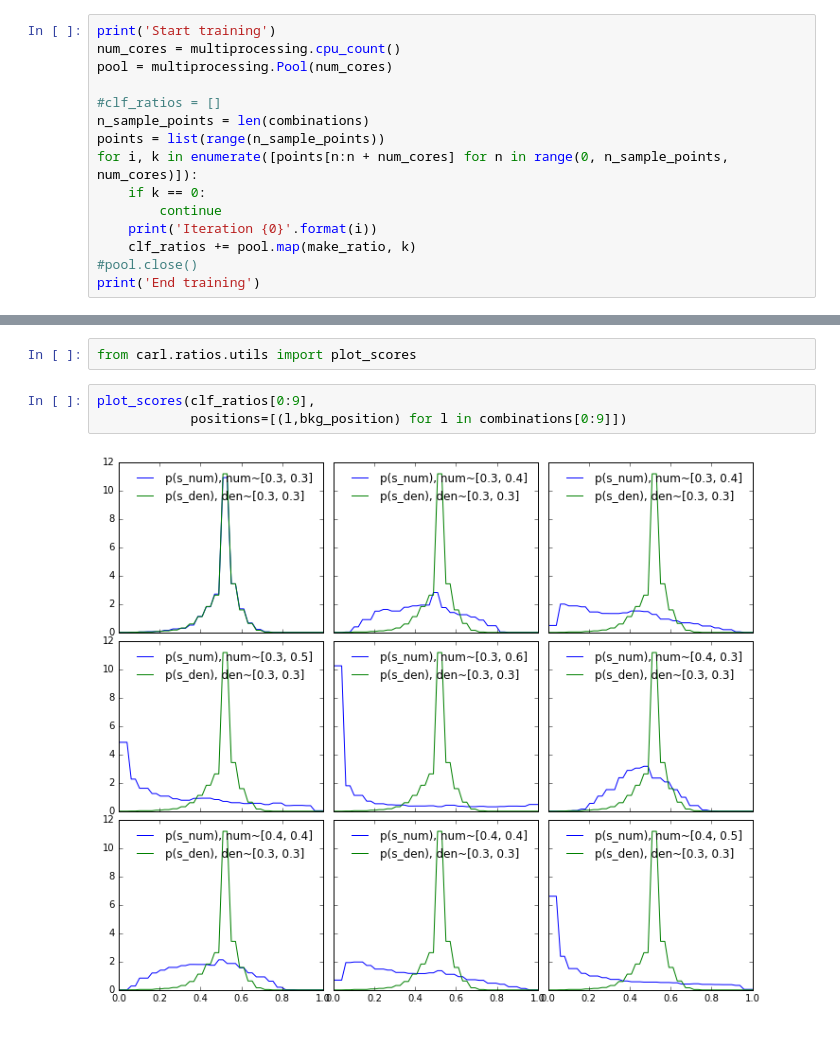
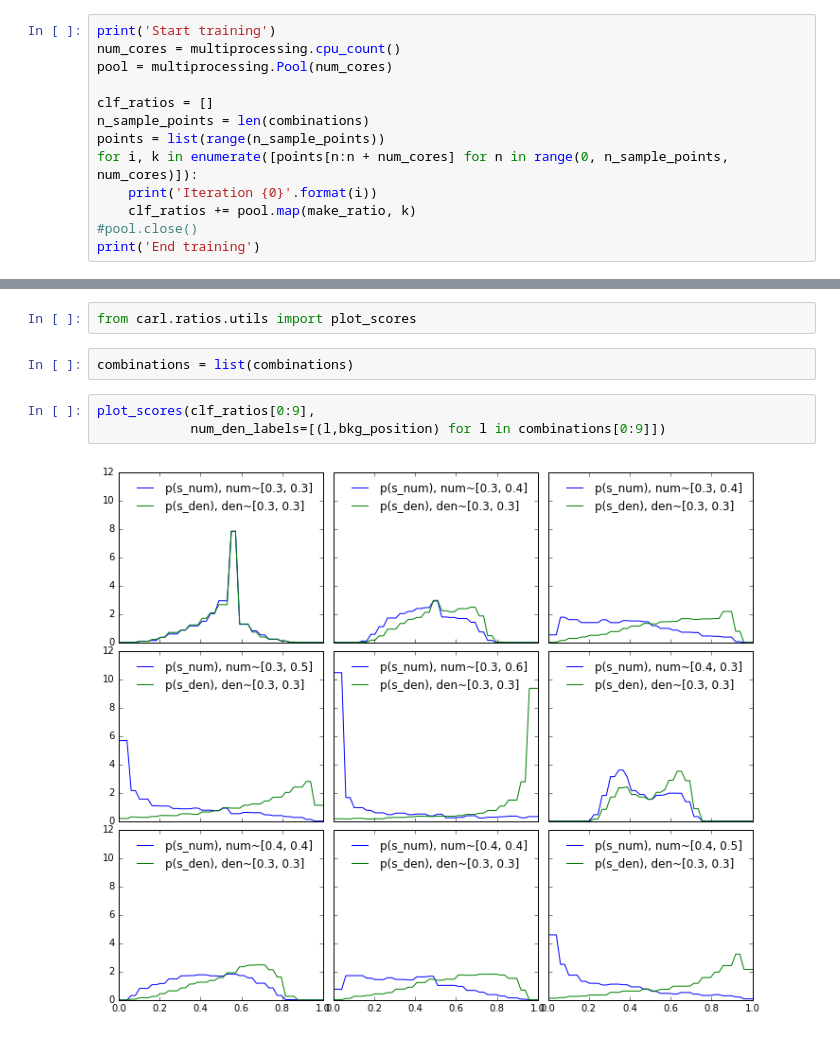
Before and after one commit to emaballarin/carl, a Jupyter notebook: examples/Likelihood ratio of VAR time series.ipynb, the cells around one changed output, grey strips where cells are left out. Saved outputs shown, nothing was run; the diff lists cells and outputs as text.

```diff
--- a/examples/Likelihood ratio of VAR time series.ipynb
+++ b/examples/Likelihood ratio of VAR time series.ipynb
@@ -223,12 +232,10 @@ print('Start training')
 num_cores = multiprocessing.cpu_count()
 pool = multiprocessing.Pool(num_cores)
 
-#clf_ratios = []
+clf_ratios = []
 n_sample_points = len(combinations)
 points = list(range(n_sample_points))
 for i, k in enumerate([points[n:n + num_cores] for n in range(0, n_sample_points, num_cores)]):
-    if k == 0:
-        continue
     print('Iteration {0}'.format(i))
     clf_ratios += pool.map(make_ratio, k)
 #pool.close()
@@ -483,8 +490,10 @@ plt.show()
 Plot grid of score distributions to check calibration
 # %%
 from carl.ratios.utils import plot_scores
+# %%
+combinations = list(combinations)
 # %%
 plot_scores(clf_ratios[0:9],
-            positions=[(l,bkg_position) for l in combinations[0:9]])
+            num_den_labels=[(l,bkg_position) for l in combinations[0:9]])
 # %% [output]
-[figure, old version]
+[figure, new version]
```
Also changed, not shown: parts of 5 cells of this notebook.
